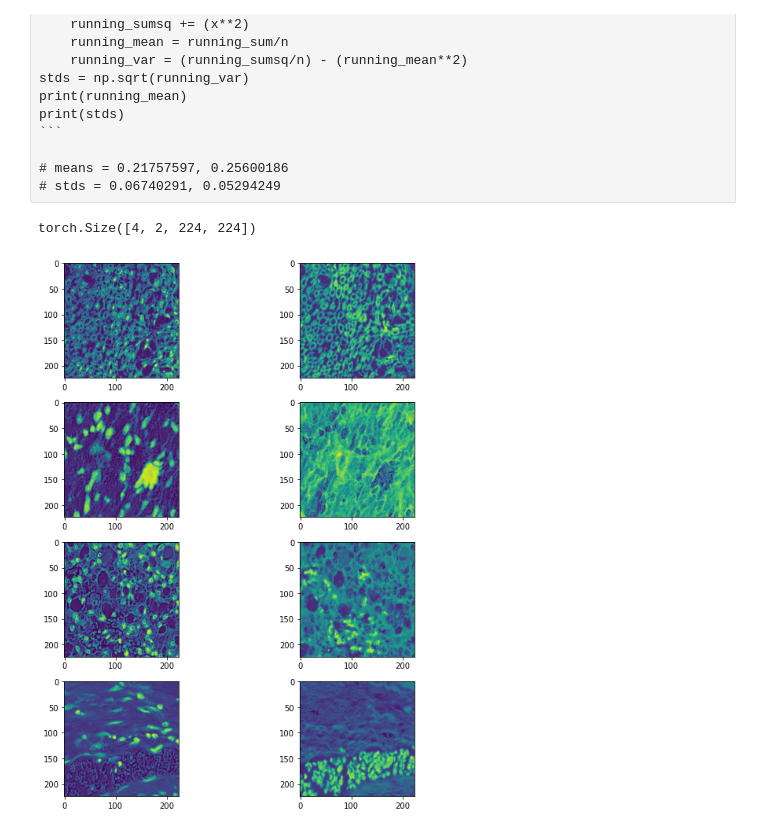
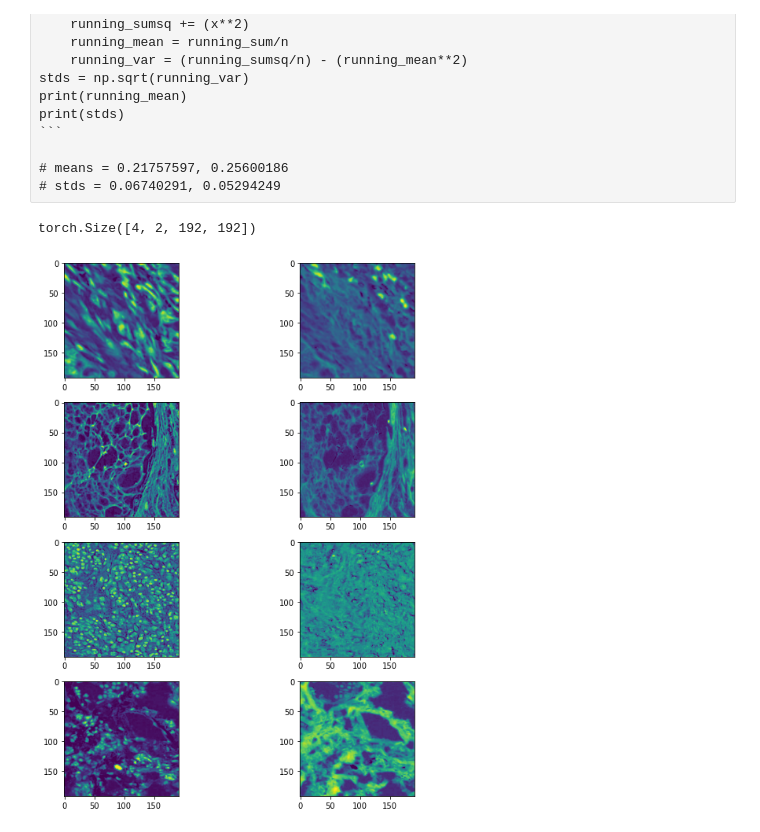
Before and after one commit to mellertd/roux_ml_final, a Jupyter notebook: Final_project_cancerdata.ipynb, the cells around one changed output. Saved outputs shown, nothing was run; the diff lists cells and outputs as text; code cells hidden in the pictures.

```diff
--- a/Final_project_cancerdata.ipynb
+++ b/Final_project_cancerdata.ipynb
@@ -95,29 +101,37 @@ print(stds)
 means = np.array([0.21757597, 0.25600186])
 stds = np.array([0.06740291, 0.05294249])
 
-data_transform = transforms.Compose([
-        transforms.RandomResizedCrop(224),
+data_transform_train = transforms.Compose([
+        transforms.Resize(256),
+        transforms.RandomResizedCrop(192),
         transforms.RandomHorizontalFlip(),
         ExtractStains(),
         transforms.Normalize(mean=means, std=stds)
     ])
+
+data_transform_test = transforms.Compose([
+        transforms.Resize(256),
+        transforms.CenterCrop(192),
+        ExtractStains(),
+        transforms.Normalize(mean=means, std=stds)
+    ])
 # %%
 #datasets
-data_test = ImageFolder(root / "test", transform=data_transform)
-data_train = ImageFolder(root / "train", transform=data_transform)
-data_valid = ImageFolder(root / "valid", transform=data_transform)
+data_test = ImageFolder(root / "test", transform=data_transform_test)
+data_train = ImageFolder(root / "train", transform=data_transform_train)
+data_valid = ImageFolder(root / "valid", transform=data_transform_test)
 
 #dataloaders
 dl_test = DataLoader(data_test, batch_size=4, shuffle=True)
 dl_train = DataLoader(data_train, batch_size=4, shuffle=True)
 dl_valid = DataLoader(data_valid, batch_size=4, shuffle=True)
 # %%
-ims, _ = next(iter(dl_test))
+ims, _ = next(iter(dl_train))
 print(ims.shape)
 fig, axs = plt.subplots(ims.shape[0],2, figsize=(10,10), layout='tight')
 for i, ax in enumerate(axs):
     for j, axx in enumerate(ax):
         axx.imshow(ims[i, j, :, :])
 # %% [output]
-torch.Size([4, 2, 224, 224])
+torch.Size([4, 2, 192, 192])
-[figure, old version]
+[figure, new version]
```
Also changed, not shown: parts of 4 cells of this notebook.
